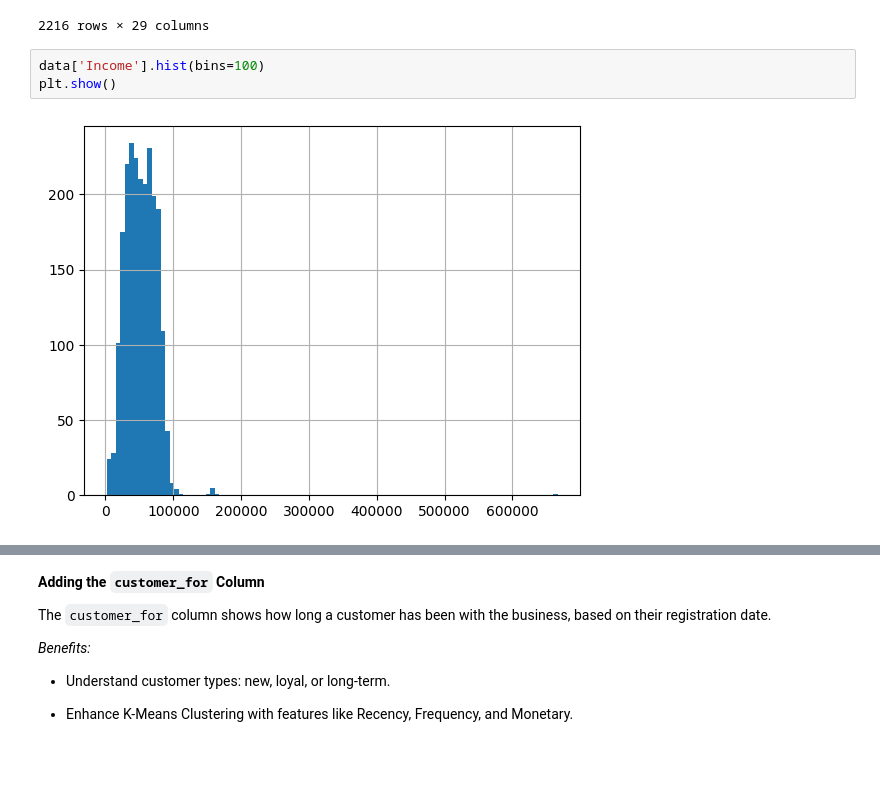
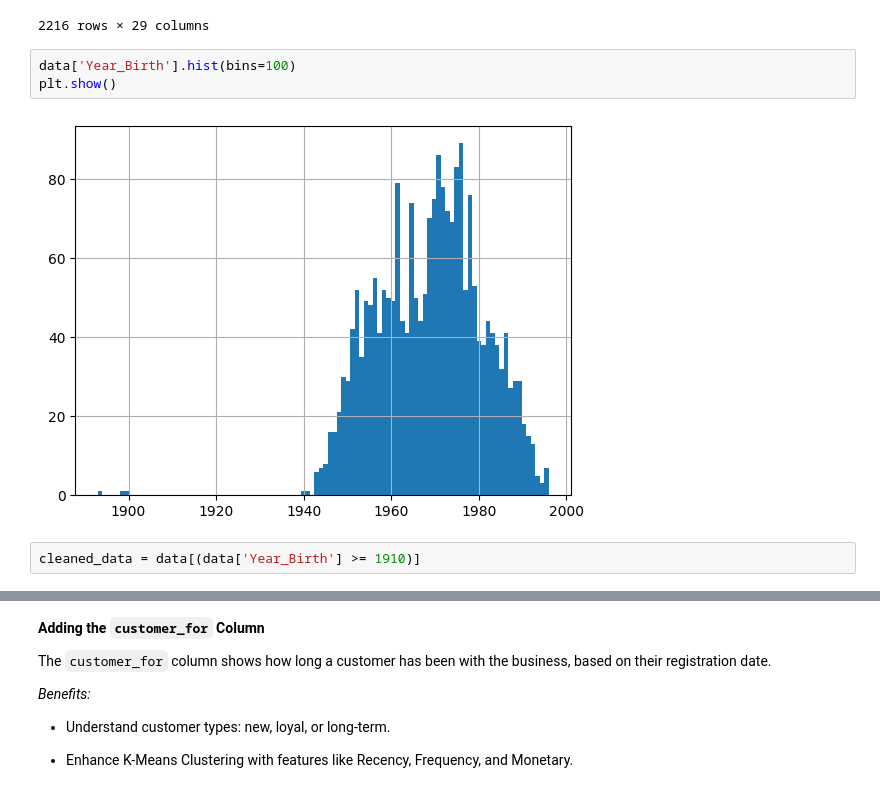
Before and after one commit to trucni2005/Customer-Segmentation-Analysis, a Jupyter notebook: customer_segmentation_analysis.ipynb, the cells around one changed output, grey strips where cells are left out. Drawn from its saved outputs; the diff is of its cells as text; blank space fills up the shorter version.

Commit message:
feat: Update data visualization

```diff
--- a/customer_segmentation_analysis.ipynb
+++ b/customer_segmentation_analysis.ipynb
@@ -206,7 +207,9 @@ data
 | 2239 | 9405 | 1954 | PhD | Married | 52869.0 | 1 | 1 | 15-10-2012 | 40 | ... |
 2216 rows × 29 columns
 # %%
-data['Income'].hist(bins=100)
+data['Year_Birth'].hist(bins=100)
 plt.show()
 # %% [output]
-[figure, old version]
+[figure, new version]
+# %%
+cleaned_data = data[(data['Year_Birth'] >= 1910)]
```
Also changed, not shown: parts of 22 cells of this notebook, 2 other files.
